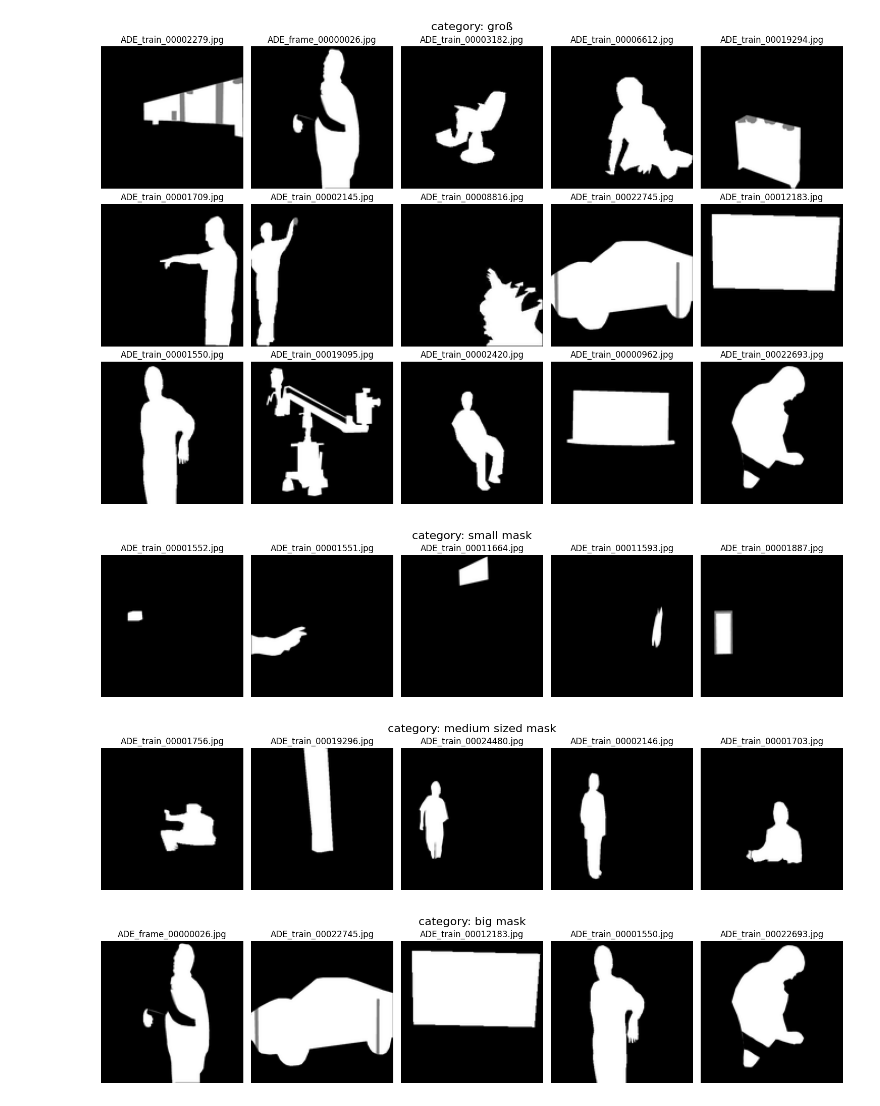
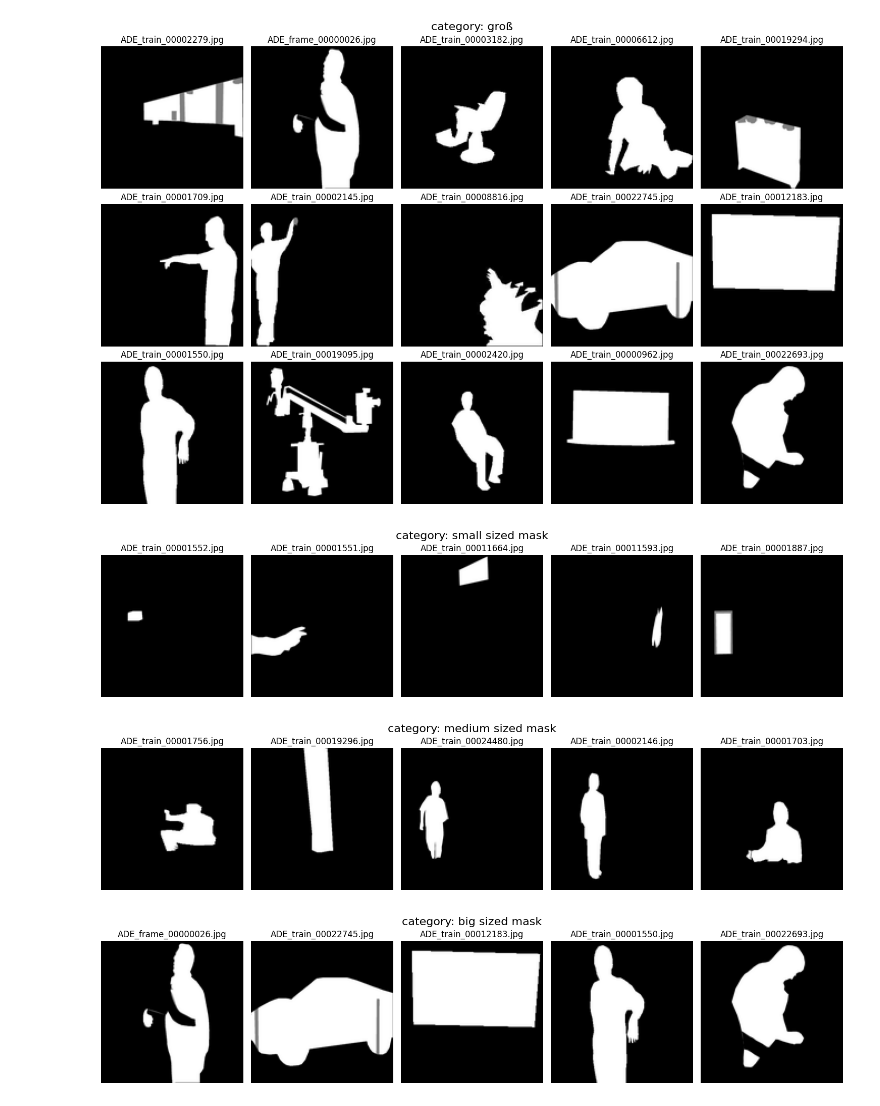
Before and after one commit to luisadosch/MaSeInpaint, a Jupyter notebook: csv_edit.ipynb, the cells around one changed output. Saved outputs shown, nothing was run; the diff lists cells and outputs as text; code cells hidden in the pictures.

```diff
--- a/csv_edit.ipynb
+++ b/csv_edit.ipynb
@@ -80,27 +79,6 @@ mittel    340
 klein     331
 groß      331
 Name: count, dtype: int64
-# %%
-def show_images(image_files, category, masks_dir):
-    """
-    Zeigt die ausgewählten Bilder einer Kategorie an.
-
-    Args:
-    - image_files (list): Liste der Dateinamen der ausgewählten Bilder.
-    - category (str): Die Kategorie der Bilder.
-    - masks_dir (str): Verzeichnis der Maskenbilder.
-    """
-    plt.figure(figsize=(15, 10))
-    plt.suptitle(f"Kategorie: {category}", fontsize=16)
-
-    for i, (fname, mask) in enumerate(mask_generator(masks_dir, image_files)):
-        plt.subplot(3, 5, i + 1)
-        plt.imshow(mask, cmap='gray')
-        plt.title(fname)
-        plt.axis('off')
-
-    plt.tight_layout()
-    plt.show() und:  # 15 zufällige Bilder pro Kategorie auswählen
 # %%
 import matplotlib.pyplot as plt
 import numpy as np
@@ -115,7 +93,7 @@ def resize_image(image, target_size=(128, 128)):
     return np.array(image.resize(target_size, Image.LANCZOS))
 
 
-def show_images(image_files, category, masks_dir, target_size=(128, 128)):
+def show_images(image_files, category, masks_dir, title, target_size=(128, 128)):
     """
     Zeigt die ausgewählten Bilder einer Kategorie an und passt sie auf eine einheitliche Größe an.
 
@@ -137,7 +115,7 @@ def show_images(image_files, category, masks_dir, target_size=(128, 128)):
         plt.axis('off')
 
     plt.tight_layout()
-    plt.savefig('Grafiken_EDA/masksizes.png')
+    plt.savefig(f"Grafiken_EDA/masksizes_{title}.png")
     plt.show()
 # %%
 # 15 zufällige Bilder pro Kategorie auswählen
@@ -153,7 +131,7 @@ masks_directory = "Dataset_new/masks"
 
 # Bilder anzeigen
 for category, images in selected_images.items():
-    show_images(images, category, masks_directory)
+    show_images(images, category, masks_directory, "15_test")
 # %% [output]
 [figure]
 [figure]
@@ -161,36 +139,45 @@ for category, images in selected_images.items():
 # %%
 # Vorgegebene Bildnamen je Kategorie
 selected_images = {
-    "small mask": [
+    "small sized mask": [
         "ADE_train_00001552.jpg",
         "ADE_train_00001551.jpg",
         "ADE_train_00011664.jpg",
         "ADE_train_00011593.jpg",
         "ADE_train_00001887.jpg"
     ],
     "medium sized mask": [
         "ADE_train_00001756.jpg",
         "ADE_train_00019296.jpg",
         "ADE_train_00024480.jpg",
         "ADE_train_00002146.jpg",
         "ADE_train_00001703.jpg"
     ],
-    "big mask": [
+    "big sized mask": [
         "ADE_frame_00000026.jpg",
         "ADE_train_00022745.jpg",
         "ADE_train_00012183.jpg",
         "ADE_train_00001550.jpg",
         "ADE_train_00022693.jpg"
     ]
 }
 
 # Pfad zum Masken-Verzeichnis
 masks_directory = "Dataset_new/masks"
 
+
+# Titel für die Kategorien
+titles = {
+    "small sized mask": "klein",
+    "medium sized mask": "mittel",
+    "big sized mask": "groß"
+}
+
 # Bilder anzeigen
 for category, images in selected_images.items():
-    show_images(images, category, masks_directory)
+    title = titles[category]  # Passenden Titel aus dem Dictionary holen
+    show_images(images, category, masks_directory, title)
 # %% [output]
-[figure, old version]
+[figure, new version]
 [figure]
-[figure, old version]
+[figure, new version]
```
Also changed, not shown: parts of 1 cell of this notebook, 18 other files.
